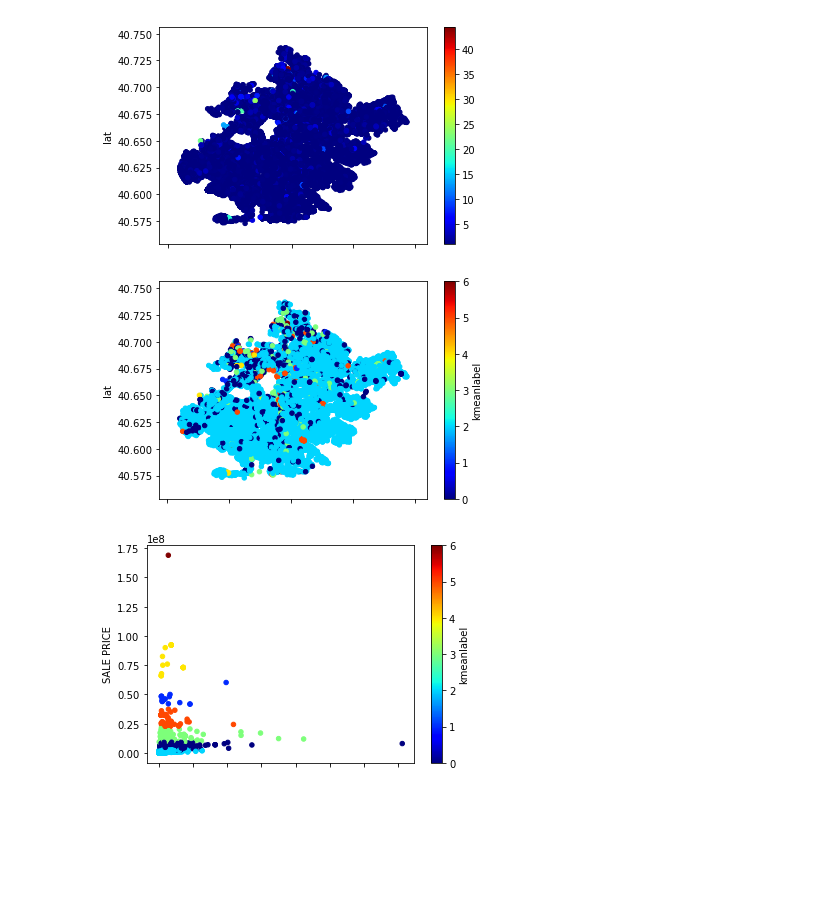
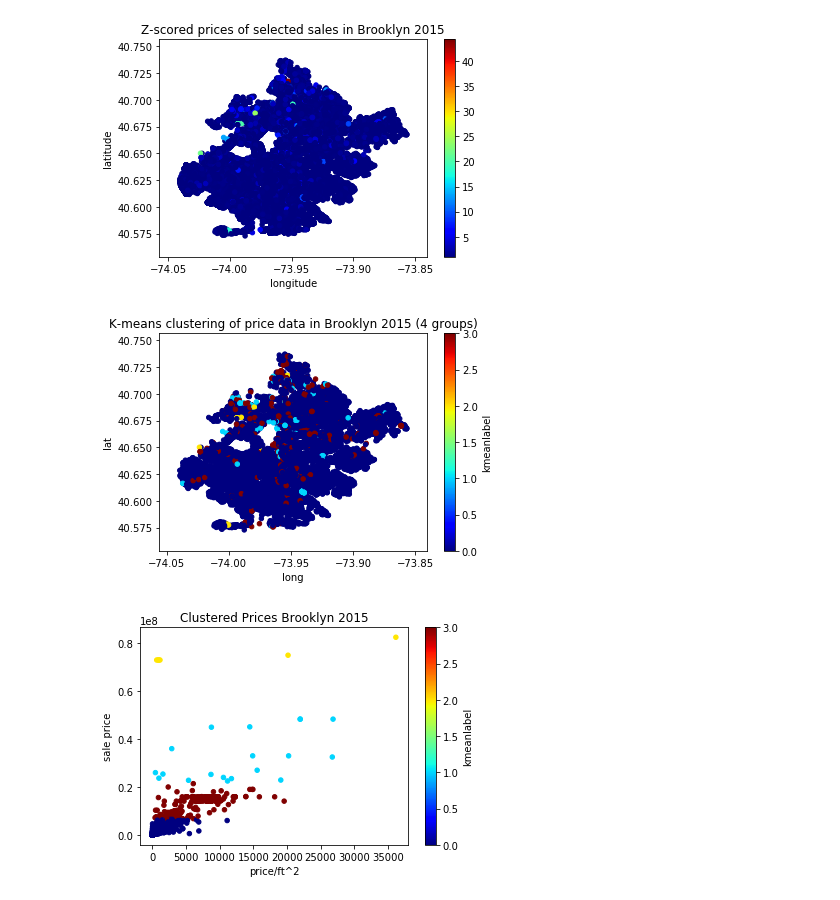
Before and after one commit to dlhocker/nycsales, a Jupyter notebook: basic_stats.ipynb, the cells around one changed output. Drawn from its saved outputs; the diff is of its cells as text; code cells hidden in the pictures; blank space fills up the shorter version.

Commit message:
cleaned up stats notebook and added axis labeling

```diff
--- a/basic_stats.ipynb
+++ b/basic_stats.ipynb
@@ -100,40 +111,45 @@ Index([u'BOROUGH', u'NEIGHBORHOOD', u'BUILDING CLASS CATEGORY',
 # %%
-#grab first 2000 records
-bktemp = bknew.loc[1:5000,:]
+#grab first 2000 records and visualize. This will eventually be a geotiff
+#and shown in a GIS viewer
+bktemp = bknew.loc[1:2000,:]
 bktemp = bknew
 prices = np.array(bktemp['SALE PRICE'].tolist())
 zscores = stats.zscore(prices) + abs(min(stats.zscore(prices))) + 1
-bktemp.plot.scatter('long','lat',c=zscores,cmap='jet')
+bktemp.plot.scatter('long','lat',c=zscores,cmap='jet',sharex=False)
+plt.xlabel('longitude')
+plt.ylabel('latitude')
+plt.title('Z-scored prices of selected sales in Brooklyn 2015')
 plt.show()
 # %% [output]
-[figure, old version]
+[figure, new version]
 # %%
-#try a clustering algorithm of 20
+#try a clustering algorithm to group by prices and location
 from sklearn.cluster import KMeans
 test = (bknew['SALE PRICE'] > 0.0) & (bknew['GROSS SQUARE FEET'] > 0.0)
 paramlist = ['SALE PRICE','GROSS SQUARE FEET','lat','long']
 pd_clean = bknew.loc[test,paramlist]
-#vals_clean = bknew.loc[test,['lat','long']]
+#calculate price per sq. foot and add to data frame
 ppsf = pd_clean['SALE PRICE']/vals_clean['GROSS SQUARE FEET']
 pd_clean['ppsf']= ppsf
 
-#decide
+#k means clustering
 params_eval = ['SALE PRICE','GROSS SQUARE FEET','lat','long']
 pd_eval = pd_clean.loc[:,params_eval]
-kmeans = KMeans(n_clusters=7, random_state=0).fit(np.array(pd_eval))
+kmeans = KMeans(n_clusters=4, random_state=0).fit(np.array(pd_eval))
 pd_eval['kmeanlabel'] = kmeans.labels_
+pd_clean['kmeanlabel'] = kmeans.labels_
 
-#plot subset of data?
-inds = 5000
-bktemp = vals_clean.loc[:,:]
-bktemp.plot.scatter('long','lat',c='kmeanlabel',cmap='jet')
+pd_eval.plot.scatter('long','lat',c='kmeanlabel',cmap='jet',sharex=False)
+plt.xlabel('long')
+plt.ylabel('lat')
+plt.title('K-means clustering of price data in Brooklyn 2015 (4 groups)')
 plt.show()
 
-bktemp.plot.scatter('ppsf','SALE PRICE',c='kmeanlabel',cmap='jet')
+pd_clean.plot.scatter('ppsf','SALE PRICE',c='kmeanlabel',cmap='jet',sharex=False)
+plt.xlabel('price/ft^2')
+plt.ylabel('sale price')
+plt.title('Clustered Prices Brooklyn 2015')
 plt.show()
-
-#bktemp.plot.scatter('id','ppsf',c = 'kmeanlabel',cmap='jet')
-#plt.show()
 # %% [output]
-[figure, old version]
+[figure, new version]
-[figure, old version]
+[figure, new version]
```
Also changed, not shown: parts of 6 cells of this notebook.
